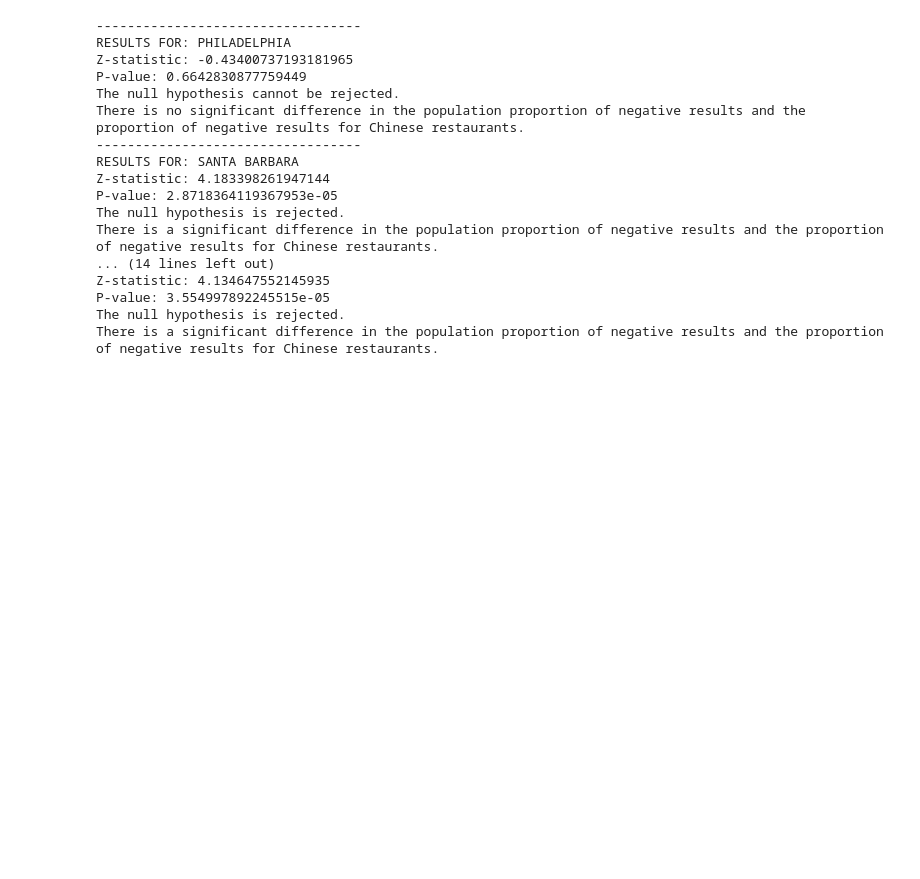
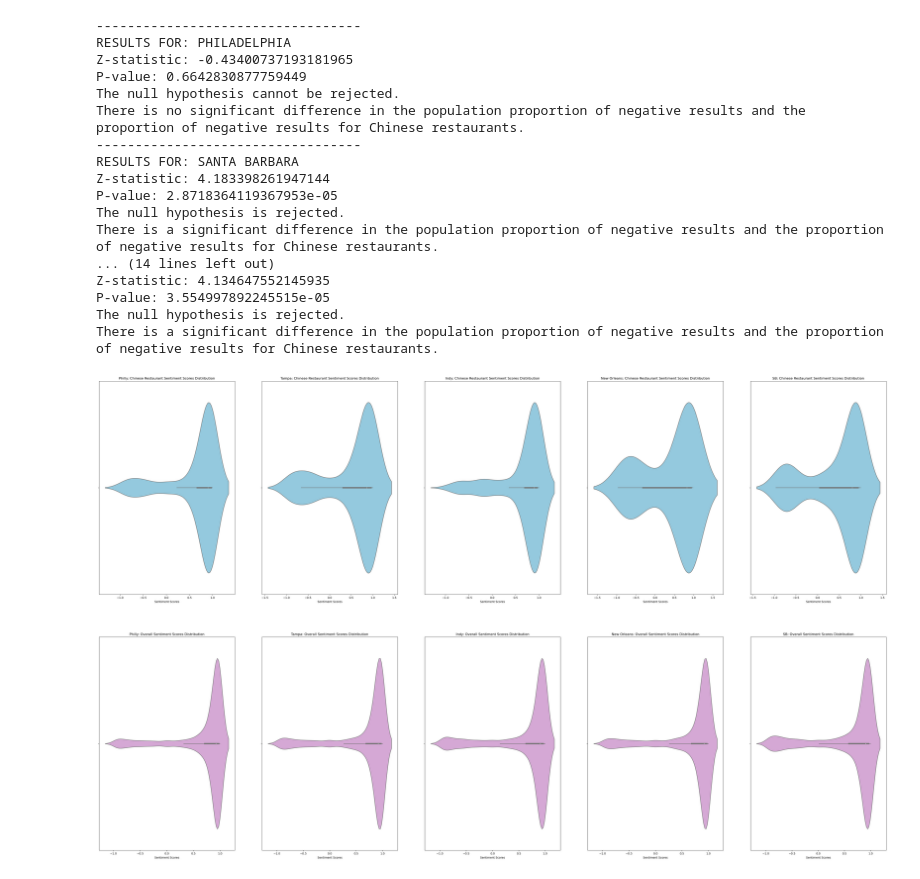
Before and after one commit to ptong2556/RestaurantReviewAnalyzer, a Jupyter notebook: CityDiversity/sentiment_visualizations.ipynb, the cells around one changed output. Cells and saved outputs as stored; diff of their text form; code cells hidden in the pictures; blank space fills up the shorter version.

Commit message:
violin plots

```diff
--- a/CityDiversity/sentiment_visualizations.ipynb
+++ b/CityDiversity/sentiment_visualizations.ipynb
@@ -10,7 +10,7 @@ import scipy
 # %%
 philly_reviews = []
 
-with open('philadelphia_reviews.json') as json_data:
+with open('../reviews/philadelphia_reviews.json') as json_data:
     data = json.load(json_data)
     count = 0
     for val in data:
@@ -18,4 +18,3 @@ with open('philadelphia_reviews.json') as json_data:
         count += len(data[val])
         if count >= 30000: break
     philly = pd.DataFrame(philly_reviews)
-philly
@@ -36,6 +21,6 @@ philly
 # %%
 reviews = []
-with open('santa_barbara_reviews.json') as json_data:
+with open('../reviews/santa_barbara_reviews.json') as json_data:
     data = json.load(json_data)
     count = 0
     for val in data:
@@ -43,4 +28,3 @@ with open('santa_barbara_reviews.json') as json_data:
         count += len(data[val])
         if count >= 30000: break
     sb = pd.DataFrame(reviews)
-sb
@@ -388,6 +358,31 @@ Z-statistic: 4.134647552145935
 P-value: 3.554997892245515e-05
 The null hypothesis is rejected.
 There is a significant difference in the population proportion of negative results and the proportion of negative results for Chinese restaurants.
+# %%
+from nltk.sentiment.vader import SentimentIntensityAnalyzer
+def visualize_polarity_scores(query):
+    cities = [philly_revs, sb_revs, tampa_revs, newo_revs, indy_revs]
+    names = ['Philly','Tampa', 'Indy','New Orleans', 'SB']
+    fig2, axes2 = plt.subplots(ncols=5, nrows = 2, figsize=(50, 30))
+    for x in range(len(cities)):
+        sid = SentimentIntensityAnalyzer()
+        subset_scorings = []
+        overall_scorings = []
+        for index, row in cities[x].query(query).iterrows(): subset_scorings.append(sid.polarity_scores(row['text'])['compound'])
+        for index, row in cities[x].iterrows(): overall_scorings.append(sid.polarity_scores(row['text'])['compound'])
+
+        sns.violinplot(x=subset_scorings, color='skyblue', ax=axes2[0,x])
+        axes2[0,x].set_title(names[x]+': Chinese Restaurant Sentiment Scores Distribution')
+        axes2[0,x].set_xlabel('Sentiment Scores')
+
+        sns.violinplot(x=overall_scorings, color='plum', ax=axes2[1,x])
+        axes2[1,x].set_title(names[x]+': Overall Sentiment Scores Distribution')
+        axes2[1,x].set_xlabel('Sentiment Scores')
+    plt.show()
+# %%
+visualize_polarity_scores("cuisine=='Chinese'" )
+# %% [output]
+[figure, added]
 # %%
 from nltk.sentiment.vader import SentimentIntensityAnalyzer
 sid = SentimentIntensityAnalyzer()
```
Also changed, not shown: parts of 2 cells of this notebook.
